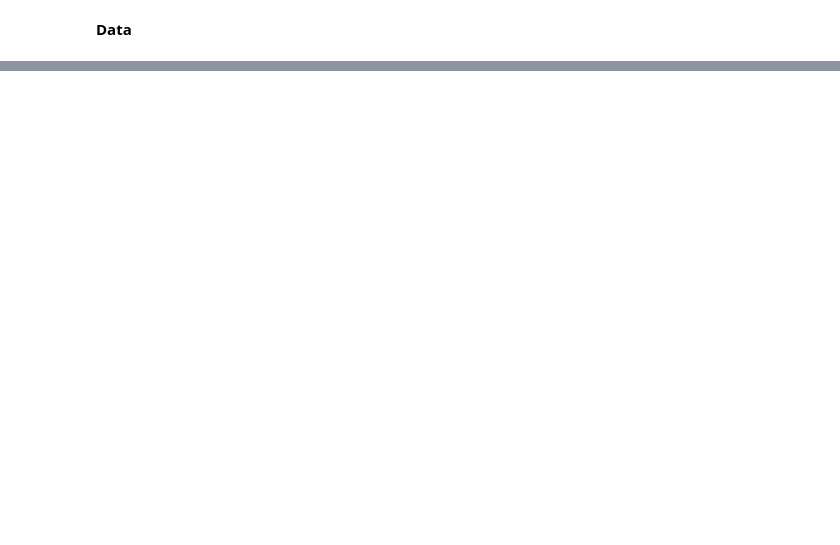
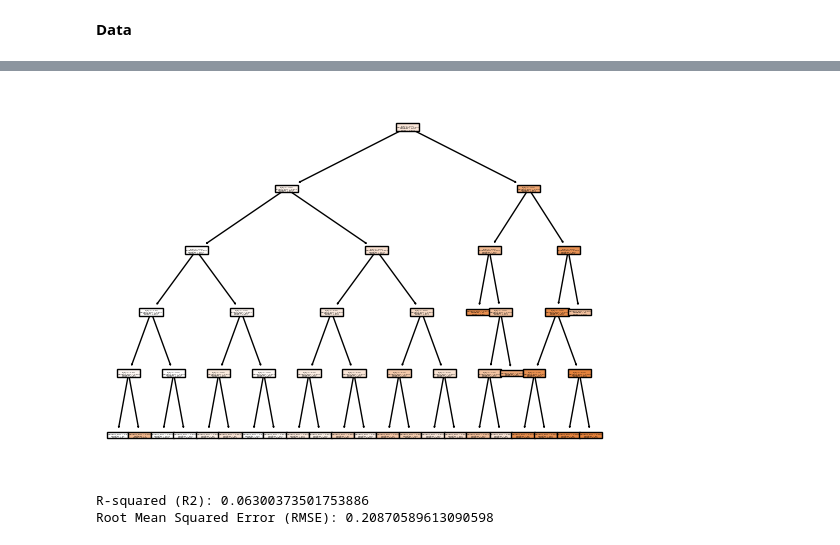
Before and after one commit to DS3001/group3, a Jupyter notebook: Project2.ipynb, the cells around one changed output, grey strips where cells are left out. Cells and saved outputs as stored; diff of their text form; code cells hidden in the pictures; blank space fills up the shorter version.

Commit message:
Tried the tree and epicly failed

```diff
--- a/Project2.ipynb
+++ b/Project2.ipynb
@@ -9,8 +15,12 @@ fatal: destination path 'group3' already exists and is not an empty directory.
 # %%
 import pandas as pd
 import numpy as np
+
 df_train = pd.read_csv('./group3/project_2/data/training_data.csv')
 df_test = pd.read_csv('./group3/project_2/data/testing_data.csv')
+df_train = df_train.drop(['ever_married', 'id', 'Unnamed: 0'], axis=1)
+df_test = df_test.drop(['ever_married', 'id', 'Unnamed: 0'], axis=1)
+
 
 y_train = df_train['stroke']
 X_train = df_train.drop('stroke',axis=1)
@@ -19,3 +29,4 @@ X_test = df_test.drop('stroke',axis=1)
 
 X_train['bmi'] = X_train['bmi'].fillna(X_train['bmi'].mean())
 X_test['bmi'] = X_test['bmi'].fillna(X_test['bmi'].mean())
+df_train.head()
@@ -22,3 +40,38 @@ X_test['bmi'] = X_test['bmi'].fillna(X_test['bmi'].mean())
+# %%
+#Tree Model
+from sklearn.model_selection import train_test_split
+from sklearn import tree
+from sklearn.tree import DecisionTreeClassifier
+from sklearn.metrics import r2_score, mean_squared_error
+import matplotlib.pyplot as plt
+
+X_train = X_train.loc[:,['age'] ]
+X_test = X_test.loc[:,['age'] ]
+
+y_train = df_train['stroke']
+
+model = tree.DecisionTreeRegressor(max_depth=5)
+cart = model.fit(X_train, y_train)
+
+# Plot the tree
+tree.plot_tree(cart, filled=True)
+plt.show()
+
+# Make predictions on the test set
+y_pred = cart.predict(X_test)
+
+# Calculate R-squared (R2)
+r2 = r2_score(y_test, y_pred)
+
+# Calculate Root Mean Squared Error (RMSE)
+rmse = mean_squared_error(y_test, y_pred, squared=False)
+
+print("R-squared (R2):", r2)
+print("Root Mean Squared Error (RMSE):", rmse)
+# %% [output]
+[figure, added]
+R-squared (R2): 0.06300373501753886
+Root Mean Squared Error (RMSE): 0.20870589613090598
 # %%
 ## Linear Model
 from sklearn.linear_model import LinearRegression # Import linear regression model
```
Also changed, not shown: parts of 3 cells of this notebook.
